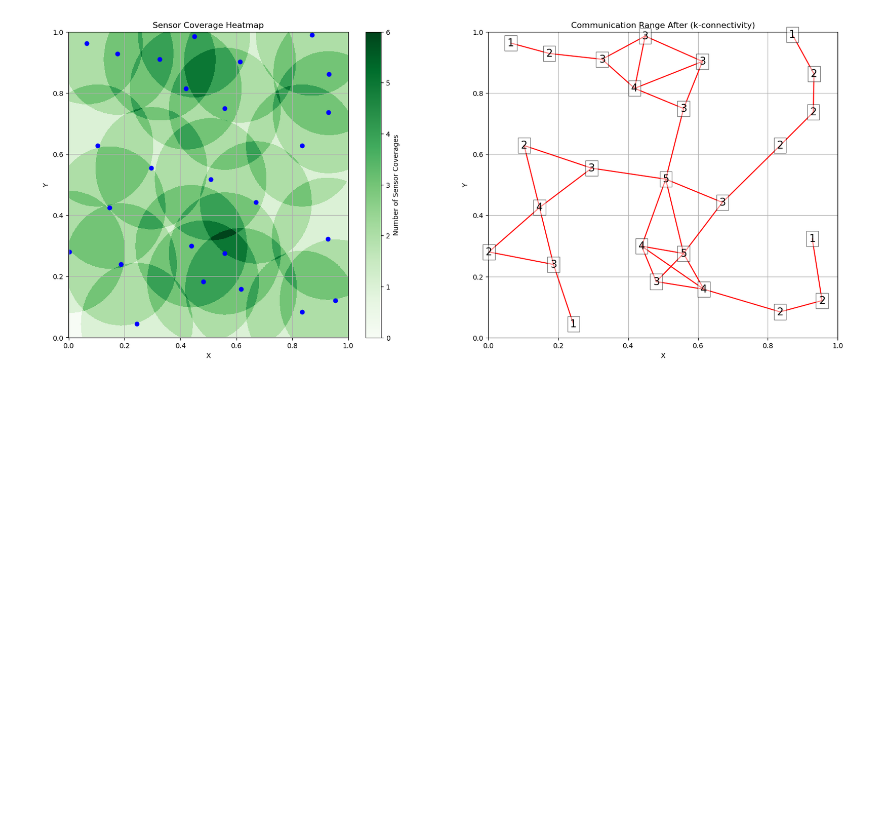
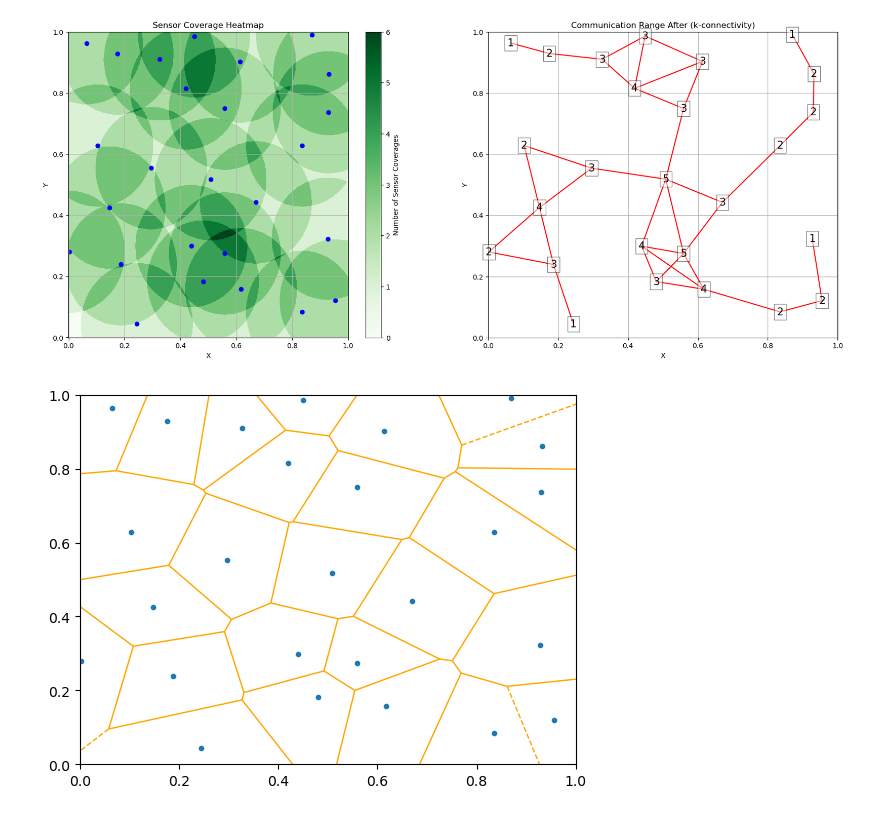
Before and after one commit to dcheng69/Sensor_Network_and_Embedded_Systems, a Jupyter notebook: lab3/lab3.ipynb, the cells around one changed output. Saved outputs shown, nothing was run; the diff lists cells and outputs as text; code cells hidden in the pictures; blank space fills up the shorter version.

```diff
--- a/lab3/lab3.ipynb
+++ b/lab3/lab3.ipynb
@@ -571,3 +571,24 @@ for i, (x, y) in enumerate(coordinates):
 plt.show()
 # %% [output]
 [figure]
+# %%
+from scipy.spatial import Voronoi , voronoi_plot_2d
+
+vor = Voronoi(coordinates)
+
+# Extracting vertices and edges
+vertices = vor.vertices
+edges = vor.ridge_vertices
+
+# Plotting Voronoi diagram with vertices and edges
+voronoi_plot_2d(vor, show_vertices=False, line_colors='orange', line_width=1, line_style='dashed')
+#plt.plot(vertices[:, 0], vertices[:, 1], 'ko')  # Plotting vertices
+#for edge in edges:
+#    if all(i >= 0 for i in edge):
+#        plt.plot(vertices[edge, 0], vertices[edge, 1], 'b-')  # Plotting edges
+
+plt.xlim(0.0, 1.0)
+plt.ylim(0.0, 1.0)
+plt.show()
+# %% [output]
+[figure, added]
```
Also changed, not shown: parts of 4 cells of this notebook, 3 other files.
